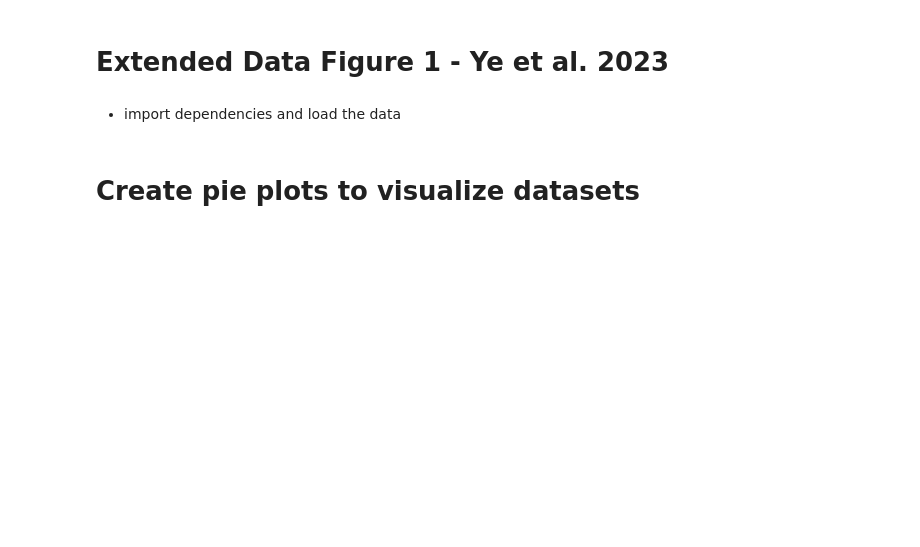
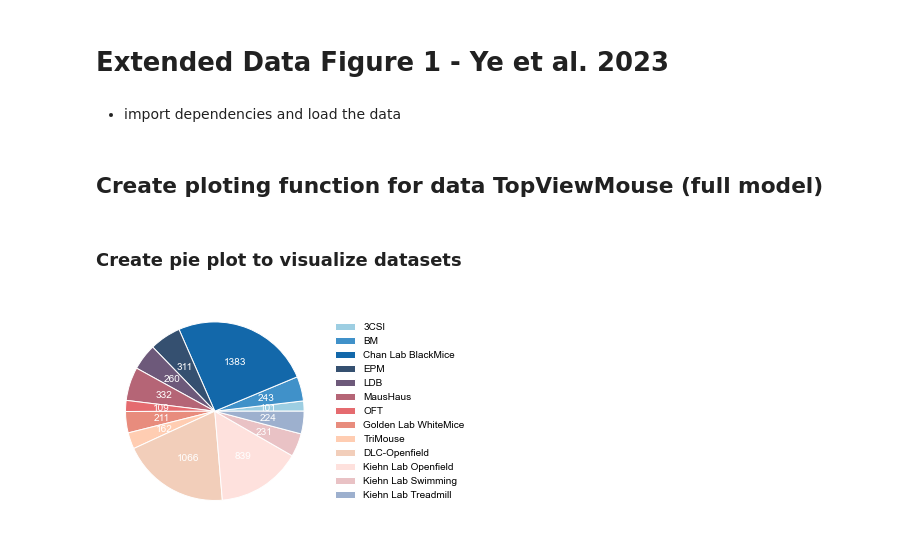
Before and after one commit to AdaptiveMotorControlLab/modelzoo-figures, a Jupyter notebook: figures/Extended_Figure1.ipynb, the cells around one changed output. Drawn from its saved outputs; the diff is of its cells as text; code cells hidden in the pictures; blank space fills up the shorter version.

```diff
--- a/figures/Extended_Figure1.ipynb
+++ b/figures/Extended_Figure1.ipynb
@@ -5,26 +9,18 @@
+# %% [markdown]
+## Create ploting function for data TopViewMouse (full model)
 # %%
-import matplotlib.font_manager as font_manager
-import matplotlib.pyplot as plt
-import pandas as pd
-
-
-def plot_figure1e():
+def plot_figure_topviewmouse():
     dataset_decomposition = pd.read_hdf('../data/Figure1/dataset_decomposition.h5')
 
-    print (dataset_decomposition)
+    #print (dataset_decomposition)
     rename_dict = {'swimming_ole': 'Kiehn Lab Swimming',
                    'openfield_ole': 'Kiehn Lab Openfield',
                    'treadmill_ole': 'Kiehn Lab Treadmill',
                    'MackenzieMausHaus': 'MausHaus',
                    'daniel3mouse': 'TriMouse',
-                   'dlc-openfield': 'DLC Openfield',
-                   'TwoWhiteMice_GoldenLab': 'WhiteMice',
-                   'ChanLab': 'BlackMice',
-                   'animalpose': 'AnimalPose',
-                   'cheetah': 'AcinoSet',
-                   'horse-10': 'Horse-10',
-                   'iRodents': 'iRodent',
-                   'stanforddogs': 'StanfordDogs',
+                   'dlc-openfield': 'DLC-Openfield',
+                   'TwoWhiteMice_GoldenLab': 'Golden Lab WhiteMice',
+                   'ChanLab': 'Chan Lab BlackMice',
                    }
 
     dataset_decomposition.rename(index=rename_dict, inplace=True)
@@ -32,7 +28,6 @@ def plot_figure1e():
     x = df['num_images']
     labels = df.index.to_list()
     colors = ["033270","1368aa","4091c9","9dcee2","fedfd4","f29479","f26a4f","ef3c2d","cb1b16","65010c"]
-    # colors = ["54478c","2c699a","048ba8","0db39e","16db93","83e377","b9e769","efea5a","f1c453","f29e4c", "f26a4f","ef3c2d","cb1b16"]
     colors = ["355070","6d597a","b56576","e56b6f","e88c7d","ffcdb2"]
     colors = ["1368aa","4091c9","9dcee2"][::-1] + colors + ["F2CEBA", "fee1dd", "e9c2c5", "9db0ce"]
     colors = [f'#{c}' for c in colors]
@@ -45,6 +40,10 @@ def plot_figure1e():
     font = font_manager.FontProperties(family='Arial',
                                        style='normal', size=10)
     ax.legend(loc='center left', bbox_to_anchor=(1., 0.5), frameon=False, prop=font)
-    fig.savefig('Figure1e-pie_topview.png', dpi=600, bbox_inches='tight', pad_inches=0.05)
+    fig.savefig('Figure1e-pie_topview.png', dpi=600, bbox_inches='tight', pad_inches=0.05, transparent=True)
 # %% [markdown]
-# Create pie plots to visualize datasets
+### Create pie plot to visualize datasets
+# %%
+plot_figure_topviewmouse()
+# %% [output]
+[figure, added]
```
Also changed, not shown: parts of 4 cells of this notebook.
